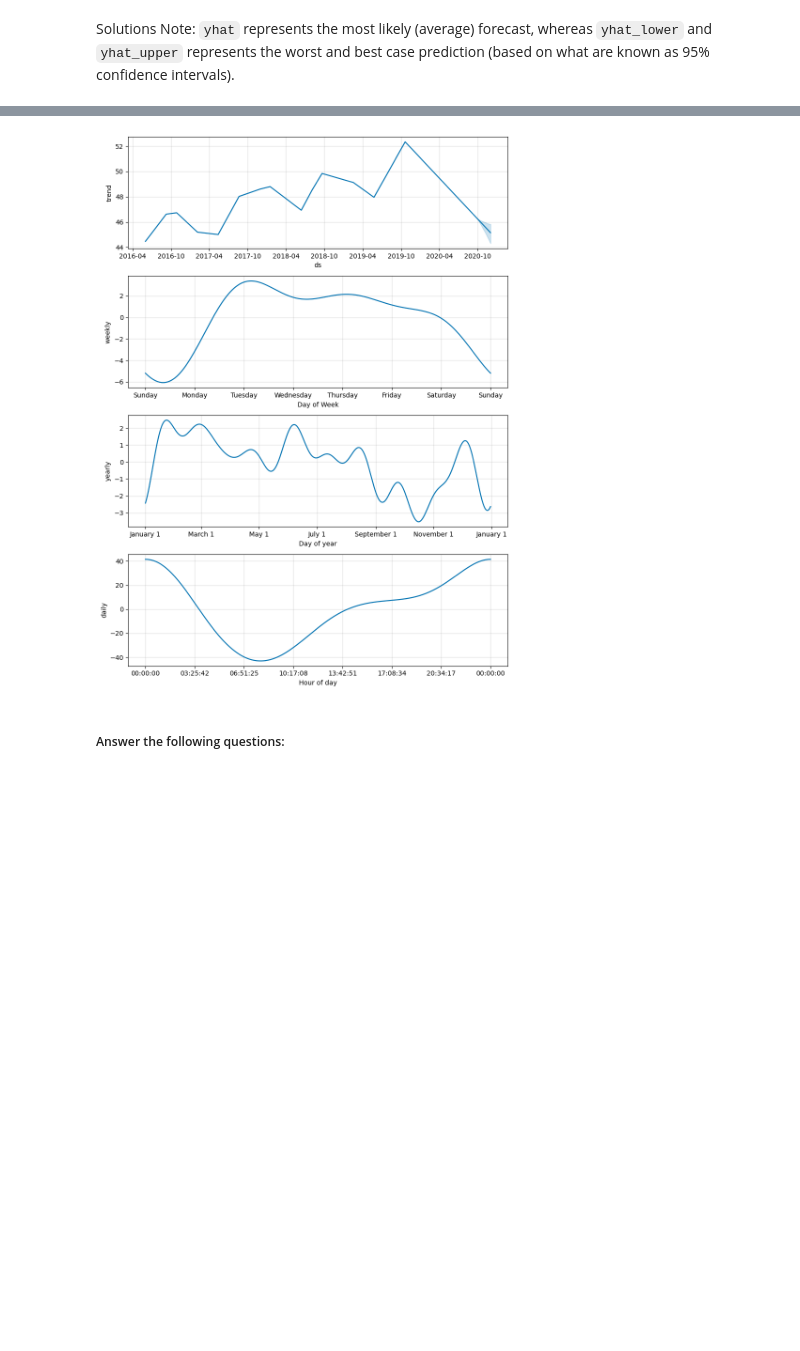
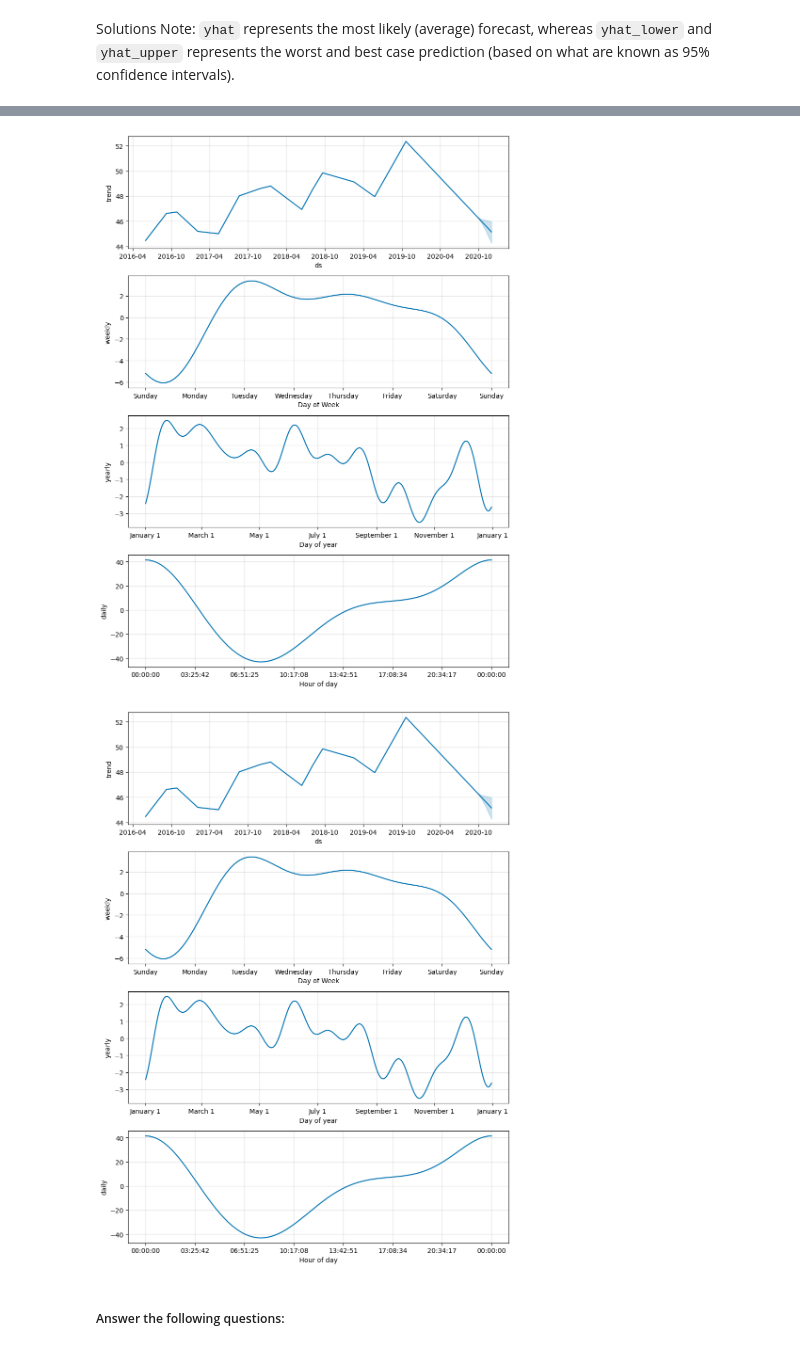
Before and after one commit to Doobles1989/prophet-challenge, a Jupyter notebook: Copy_of_forecasting_net_prophet.ipynb, the cells around one changed output, grey strips where cells are left out. Drawn from its saved outputs; the diff is of its cells as text; code cells hidden in the pictures; blank space fills up the shorter version.

```diff
--- a/Copy_of_forecasting_net_prophet.ipynb
+++ b/Copy_of_forecasting_net_prophet.ipynb
@@ -407,3 +417,4 @@ NameError: name 'df_mercado_trends' is not defined
 # %%
 # Fit the time-series model.
+model_mercado_trends.fit(mercado_prophet_df)
 # %% [output]
@@ -420,9 +431,11 @@ INFO:cmdstanpy:Chain [1] done processing
 # %%
 # Create a future dataframe to hold predictions
 # Make the prediction go out as far as 2000 hours (approx 80 days)
+future_mercado_trends = model_mercado_trends.make_future_dataframe(periods=2000, freq='H')
 
 
 # View the last five rows of the future_mercado_trends DataFrame
+display(future_mercado_trends.tail())
 # %% [output]
 |  | ds |
 | 39101 | 2020-11-30 04:00:00 |
@@ -432,8 +445,10 @@ INFO:cmdstanpy:Chain [1] done processing
 | 39105 | 2020-11-30 08:00:00 |
 # %%
 # Make the predictions for the trend data using the future_mercado_trends DataFrame
+forecast_mercado_trends = model_mercado_trends.predict(future_mercado_trends)
 
 
 # Display the first five rows of the forecast_mercado_trends DataFrame
+display(forecast_mercado_trends.head())
 # %% [output]
 |  | ds | trend | yhat_lower | yhat_upper | trend_lower | trend_upper | additive_terms | ... |
@@ -466,9 +482,11 @@ INFO:cmdstanpy:Chain [1] done processing
 * What's the lowest point for search traffic in the calendar year?
 # %%
 # Set the index in the forecast_mercado_trends DataFrame to the ds datetime column
+forecast_mercado_trends = forecast_mercado_trends.set_index('ds')
 
 
 # View the only the yhat,yhat_lower and yhat_upper columns from the DataFrame
+forecast_mercado_trends[['yhat', 'yhat_lower', 'yhat_upper']].head() #.head() added by Gemini to comply with the rules
 # %% [output]
 |  | yhat | yhat_lower | yhat_upper |
 | ds |  |  |  |
@@ -488,10 +507,13 @@ Solutions Note: `yhat` represents the most likely (average) forecast, whereas `y
 # %%
 # Reset the index in the forecast_mercado_trends DataFrame
+forecast_mercado_trends = forecast_mercado_trends.reset_index()
 
 
 # Use the plot_components function to visualize the forecast results
 # for the forecast_mercado_trends DataFrame
+model_mercado_trends.plot_components(forecast_mercado_trends)
 # %% [output]
-[figure, old version]
+[figure, new version]
+[figure, added]
 # %% [markdown]
 ##### Answer the following questions:
```
Also changed, not shown: parts of 15 cells of this notebook.
